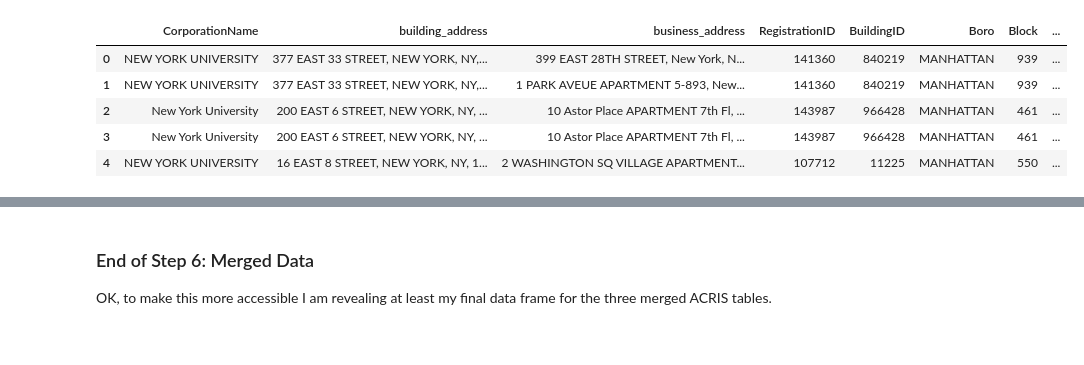
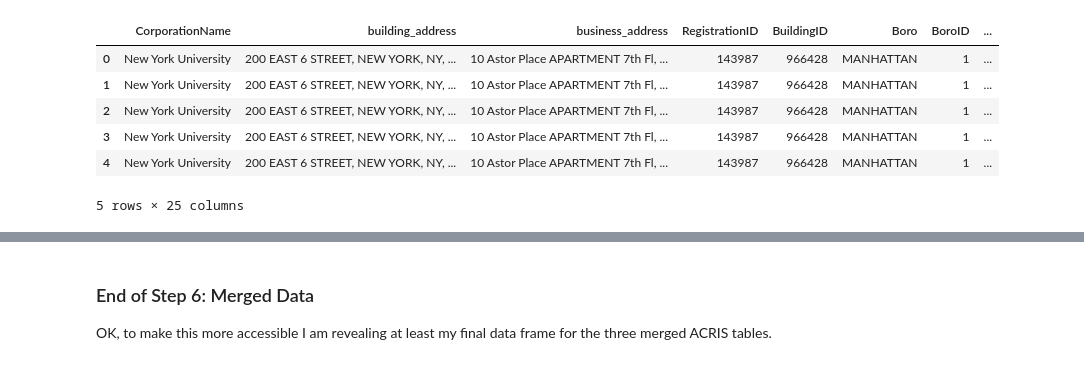
Before and after one commit to hgorledeenn/final_project, a Jupyter notebook: pt_2.ipynb, the cells around one changed output, grey strips where cells are left out. Cells and saved outputs as stored; diff of their text form; code cells hidden in the pictures.

Commit message:
updated merging in pt_2.ipynb to include borough

```diff
--- a/pt_2.ipynb
+++ b/pt_2.ipynb
@@ -12,21 +12,23 @@ Index(['CorporationName', 'building_address', 'business_address',
 # %%
 query = '''
 SELECT *
 FROM df_pt_1 AS df
 LEFT JOIN read_csv_auto('data/real_property_legals.csv') AS legals
-ON df."Block" = legals."BLOCK"
+ON df."BoroID" = legals."BOROUGH"
+AND df."Block" = legals."BLOCK"
 AND df."Lot" = legals."LOT";
 '''
 
 df_legals = duckdb.sql(query).df()
 df_legals.head()
 # %% [output]
-|  | CorporationName | building_address | business_address | RegistrationID | BuildingID | Boro | Block | ... |
-| 0 | NEW YORK UNIVERSITY | 377 EAST 33 STREET, NEW YORK, NY,... | 399 EAST 28TH STREET, New York, N... | 141360 | 840219 | MANHATTAN | 939 | ... |
-| 1 | NEW YORK UNIVERSITY | 377 EAST 33 STREET, NEW YORK, NY,... | 1 PARK AVEUE APARTMENT 5-893, New... | 141360 | 840219 | MANHATTAN | 939 | ... |
-| 2 | New York University | 200 EAST 6 STREET, NEW YORK, NY, ... | 10 Astor Place APARTMENT 7th Fl, ... | 143987 | 966428 | MANHATTAN | 461 | ... |
-| 3 | New York University | 200 EAST 6 STREET, NEW YORK, NY, ... | 10 Astor Place APARTMENT 7th Fl, ... | 143987 | 966428 | MANHATTAN | 461 | ... |
-| 4 | NEW YORK UNIVERSITY | 16 EAST 8 STREET, NEW YORK, NY, 1... | 2 WASHINGTON SQ VILLAGE APARTMENT... | 107712 | 11225 | MANHATTAN | 550 | ... |
+|  | CorporationName | building_address | business_address | RegistrationID | BuildingID | Boro | BoroID | ... |
+| 0 | New York University | 200 EAST 6 STREET, NEW YORK, NY, ... | 10 Astor Place APARTMENT 7th Fl, ... | 143987 | 966428 | MANHATTAN | 1 | ... |
+| 1 | New York University | 200 EAST 6 STREET, NEW YORK, NY, ... | 10 Astor Place APARTMENT 7th Fl, ... | 143987 | 966428 | MANHATTAN | 1 | ... |
+| 2 | New York University | 200 EAST 6 STREET, NEW YORK, NY, ... | 10 Astor Place APARTMENT 7th Fl, ... | 143987 | 966428 | MANHATTAN | 1 | ... |
+| 3 | New York University | 200 EAST 6 STREET, NEW YORK, NY, ... | 10 Astor Place APARTMENT 7th Fl, ... | 143987 | 966428 | MANHATTAN | 1 | ... |
+| 4 | New York University | 200 EAST 6 STREET, NEW YORK, NY, ... | 10 Astor Place APARTMENT 7th Fl, ... | 143987 | 966428 | MANHATTAN | 1 | ... |
+5 rows × 25 columns
 # %%
 df_legals.columns
 # %% [output]
```
Also changed, not shown: parts of 8 cells of this notebook, 2 other files.
